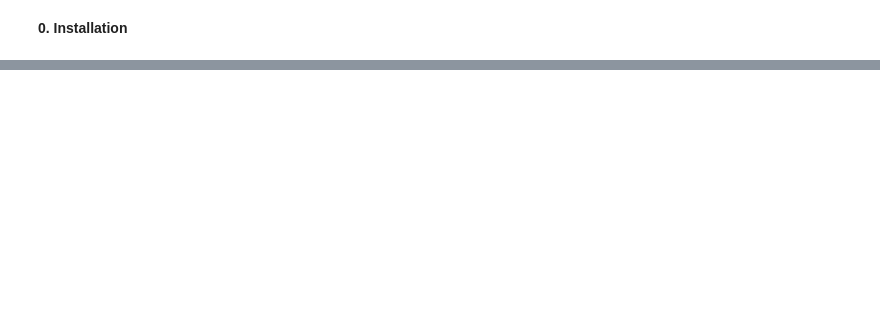
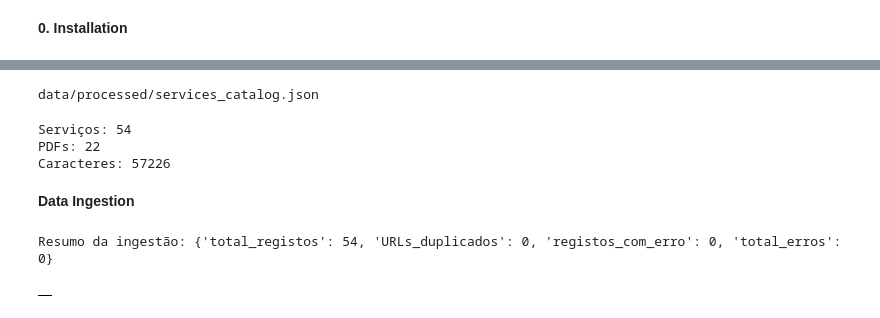
Before and after one commit to devbia-ferna/Hack_RAG, a Jupyter notebook: RAG_Hacktown.ipynb, the cells around one changed output, grey strips where cells are left out. Cells and saved outputs as stored; diff of their text form; code cells hidden in the pictures; blank space fills up the shorter version.

```diff
--- a/RAG_Hacktown.ipynb
+++ b/RAG_Hacktown.ipynb
@@ -34,0 +360,74 @@ RAG — env
+# %%
+# ==================================================
+# Save Catalog
+# ==================================================
+
+CATALOG_FILE = f"{PROCESSED_DIR}/services_catalog.json"
+
+with open(CATALOG_FILE, "w", encoding="utf-8") as f:
+
+    json.dump(
+        catalog,
+        f,
+        ensure_ascii=False,
+        indent=2
+    )
+
+print(CATALOG_FILE)
+# %% [output]
+data/processed/services_catalog.json
+# %%
+# ==================================================
+# Ingestion Statistics
+# ==================================================
+
+total_chars = sum(
+len(item["text"] or "")
+for item in catalog
+)
+
+total_pdfs = sum(
+len(item["pdfs"])
+for item in catalog
+)
+
+print("Serviços:", len(catalog))
+print("PDFs:", total_pdfs)
+print("Caracteres:", total_chars)
+# %% [output]
+Serviços: 54
+PDFs: 22
+Caracteres: 57226
+# %% [markdown]
+**Data Ingestion**
+# %%
+import pandas as pd
+
+def validar_ingestao(catalogo):
+    obrigatorios = {"title", "url", "text", "pdfs"}
+    erros = []
+    for i, item in enumerate(catalogo):
+        faltam = obrigatorios - set(item.keys())
+        if faltam:
+            erros.append({"registo": i, "erro": f"Campos em falta: {', '.join(sorted(faltam))}"})
+        if not str(item.get("url", "")).startswith("http"):
+            erros.append({"registo": i, "erro": "URL em falta ou inválido"})
+        if not str(item.get("title", "")).strip():
+            erros.append({"registo": i, "erro": "Título vazio"})
+        if not str(item.get("text", "")).strip() and not item.get("pdfs"):
+            erros.append({"registo": i, "erro": "Sem texto extraído e sem PDFs detetados"})
+    urls = [str(x.get("url", "")).strip() for x in catalogo if x.get("url")]
+    duplicados = sorted({u for u in urls if urls.count(u) > 1})
+    resumo = {"total_registos": len(catalogo), "URLs_duplicados": len(duplicados),
+              "registos_com_erro": len({e['registo'] for e in erros}),
+              "total_erros": len(erros)}
+    return resumo, pd.DataFrame(erros), duplicados
+
+resumo_ingestao, erros_ingestao, urls_duplicados = validar_ingestao(catalog)
+print("Resumo da ingestão:", resumo_ingestao)
+display(erros_ingestao.head(30))
+if urls_duplicados:
+    print("URLs duplicados (primeiros 20):", urls_duplicados[:20])
+# %% [output]
+Resumo da ingestão: {'total_registos': 54, 'URLs_duplicados': 0, 'registos_com_erro': 0, 'total_erros': 0}
+|  |
```
Also changed, not shown: parts of 57 cells of this notebook, 1 other file.
